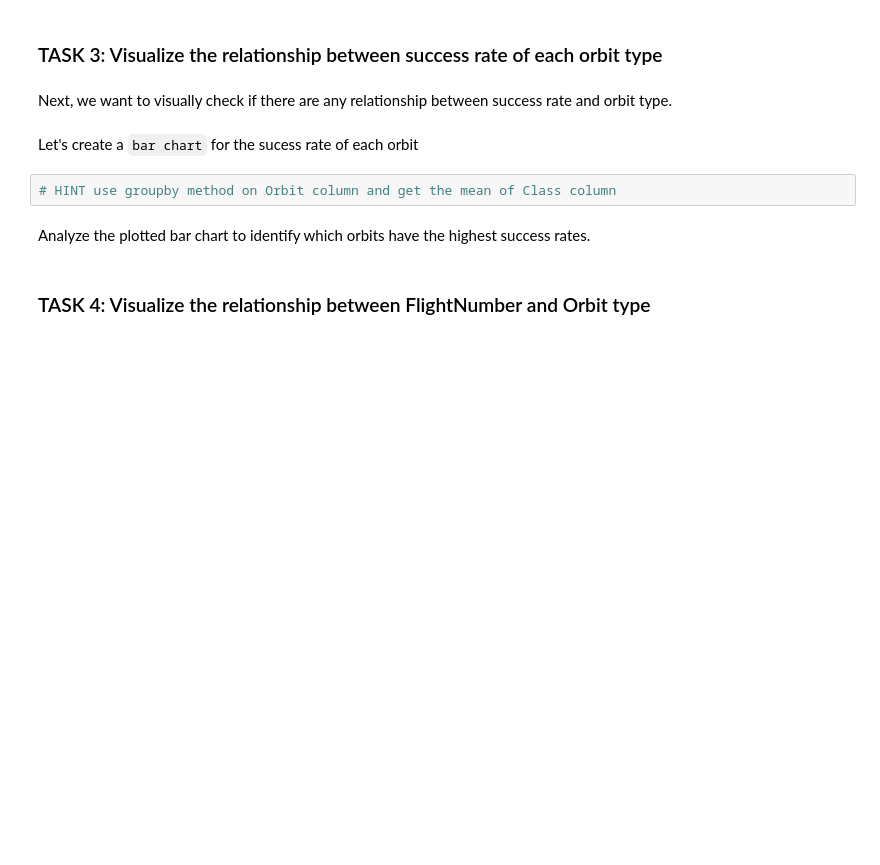
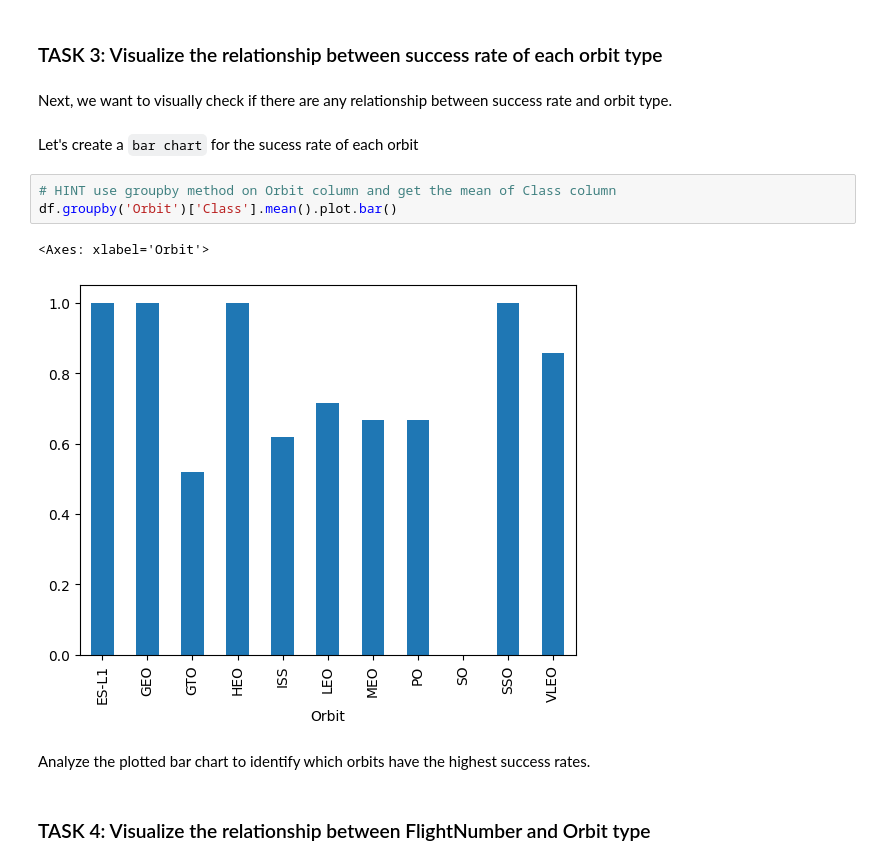
Before and after one commit to raineconor/ibm-data-science, a Jupyter notebook: Applied Data Science Capstone/5_ edadataviz.ipynb, the cells around one changed output. Cells and saved outputs as stored; diff of their text form; blank space fills up the shorter version.

```diff
--- a/Applied Data Science Capstone/5_ edadataviz.ipynb
+++ b/Applied Data Science Capstone/5_ edadataviz.ipynb
@@ -103,6 +115,10 @@ Next, we want to visually check if there are any relationship between success ra
 Let's create a `bar chart` for the sucess rate of each orbit
 # %%
 # HINT use groupby method on Orbit column and get the mean of Class column
+df.groupby('Orbit')['Class'].mean().plot.bar()
+# %% [output]
+<Axes: xlabel='Orbit'>
+[figure, added]
 # %% [markdown]
 Analyze the plotted bar chart to identify which orbits have the highest success rates.
 # %% [markdown]
```
Also changed, not shown: parts of 12 cells of this notebook, 15 other files.
